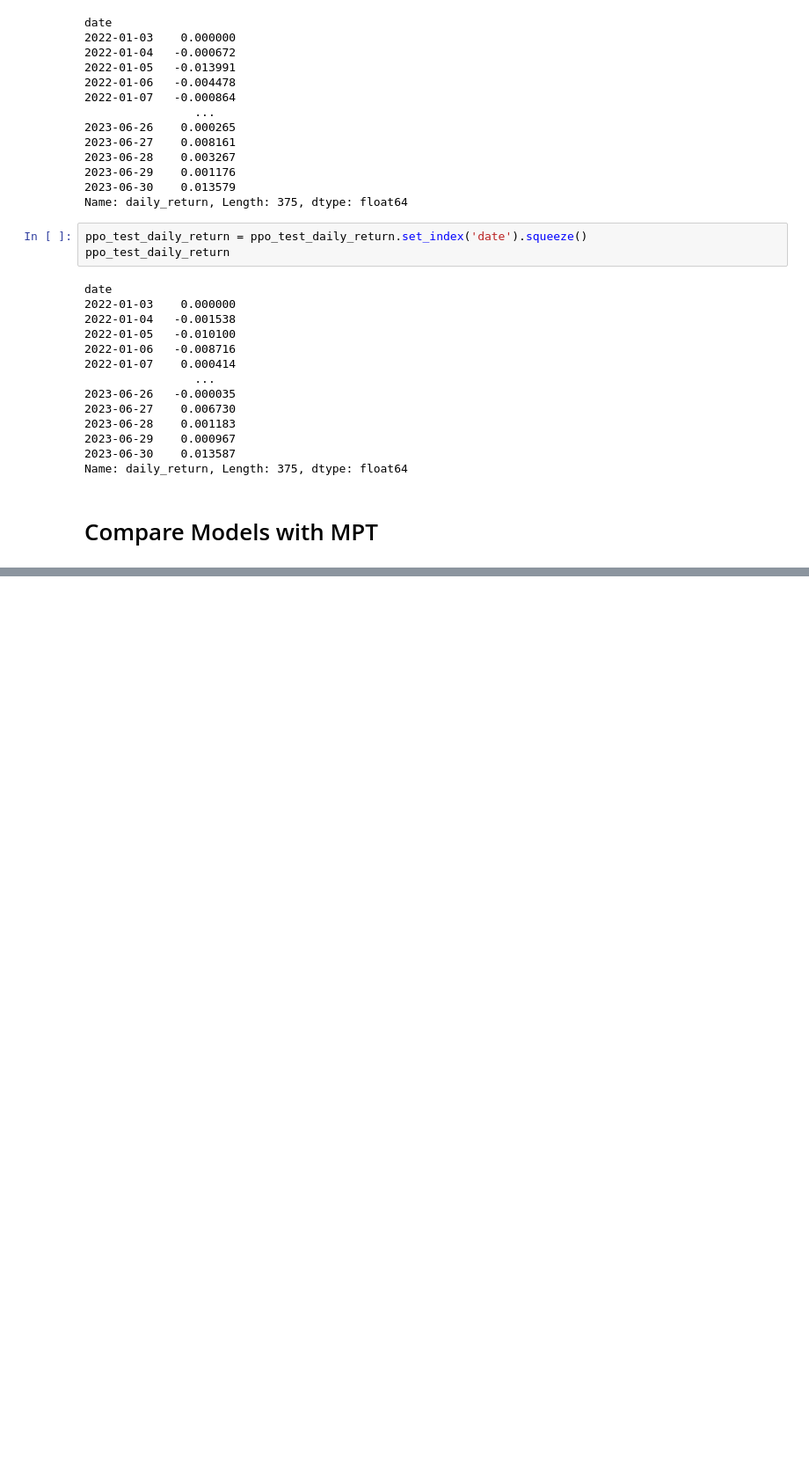
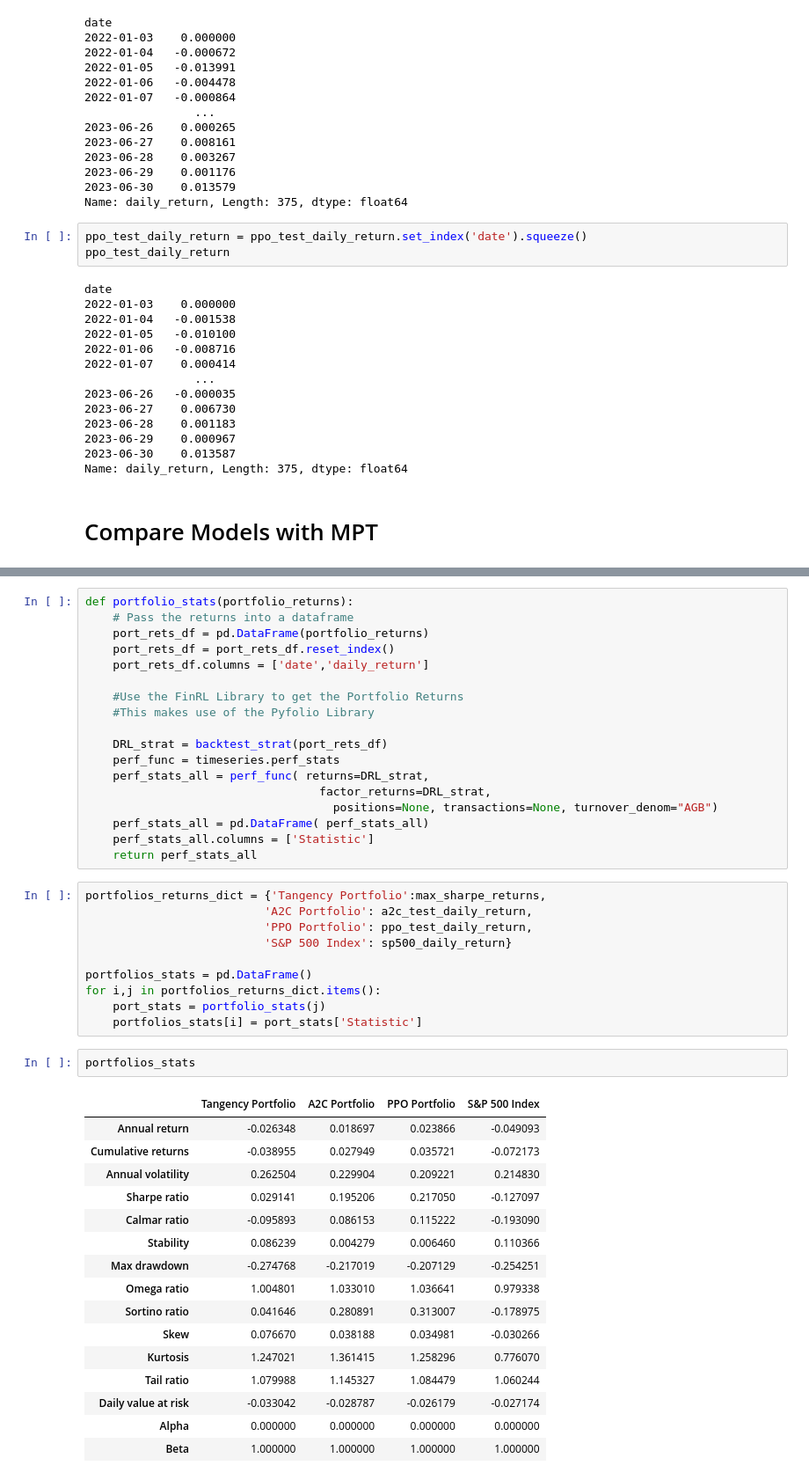
Before and after one commit to nolanspecter/Portfolio-Optimization-using-RL, a Jupyter notebook: backtest.ipynb, the cells around one changed output, grey strips where cells are left out. Shown at 88% size. Drawn from its saved outputs; the diff is of its cells as text; blank space fills up the shorter version.

```diff
--- a/backtest.ipynb
+++ b/backtest.ipynb
@@ -260,0 +358,47 @@ fig.savefig('results/test_data_backtest.png');
+# %%
+def portfolio_stats(portfolio_returns):
+    # Pass the returns into a dataframe
+    port_rets_df = pd.DataFrame(portfolio_returns)
+    port_rets_df = port_rets_df.reset_index()
+    port_rets_df.columns = ['date','daily_return']
+
+    #Use the FinRL Library to get the Portfolio Returns
+    #This makes use of the Pyfolio Library
+
+    DRL_strat = backtest_strat(port_rets_df)
+    perf_func = timeseries.perf_stats
+    perf_stats_all = perf_func( returns=DRL_strat,
+                                  factor_returns=DRL_strat,
+                                    positions=None, transactions=None, turnover_denom="AGB")
+    perf_stats_all = pd.DataFrame( perf_stats_all)
+    perf_stats_all.columns = ['Statistic']
+    return perf_stats_all
+# %%
+portfolios_returns_dict = {'Tangency Portfolio':max_sharpe_returns,
+                          'A2C Portfolio': a2c_test_daily_return,
+                          'PPO Portfolio': ppo_test_daily_return,
+                          'S&P 500 Index': sp500_daily_return}
+
+portfolios_stats = pd.DataFrame()
+for i,j in portfolios_returns_dict.items():
+    port_stats = portfolio_stats(j)
+    portfolios_stats[i] = port_stats['Statistic']
+# %%
+portfolios_stats
+# %% [output]
+|  | Tangency Portfolio | A2C Portfolio | PPO Portfolio | S&P 500 Index |
+| Annual return | -0.026348 | 0.018697 | 0.023866 | -0.049093 |
+| Cumulative returns | -0.038955 | 0.027949 | 0.035721 | -0.072173 |
+| Annual volatility | 0.262504 | 0.229904 | 0.209221 | 0.214830 |
+| Sharpe ratio | 0.029141 | 0.195206 | 0.217050 | -0.127097 |
+| Calmar ratio | -0.095893 | 0.086153 | 0.115222 | -0.193090 |
+| Stability | 0.086239 | 0.004279 | 0.006460 | 0.110366 |
+| Max drawdown | -0.274768 | -0.217019 | -0.207129 | -0.254251 |
+| Omega ratio | 1.004801 | 1.033010 | 1.036641 | 0.979338 |
+| Sortino ratio | 0.041646 | 0.280891 | 0.313007 | -0.178975 |
+| Skew | 0.076670 | 0.038188 | 0.034981 | -0.030266 |
+| Kurtosis | 1.247021 | 1.361415 | 1.258296 | 0.776070 |
+| Tail ratio | 1.079988 | 1.145327 | 1.084479 | 1.060244 |
+| Daily value at risk | -0.033042 | -0.028787 | -0.026179 | -0.027174 |
+| Alpha | 0.000000 | 0.000000 | 0.000000 | 0.000000 |
+| Beta | 1.000000 | 1.000000 | 1.000000 | 1.000000 |
```
Also changed, not shown: parts of 16 cells of this notebook, 4 other files.
